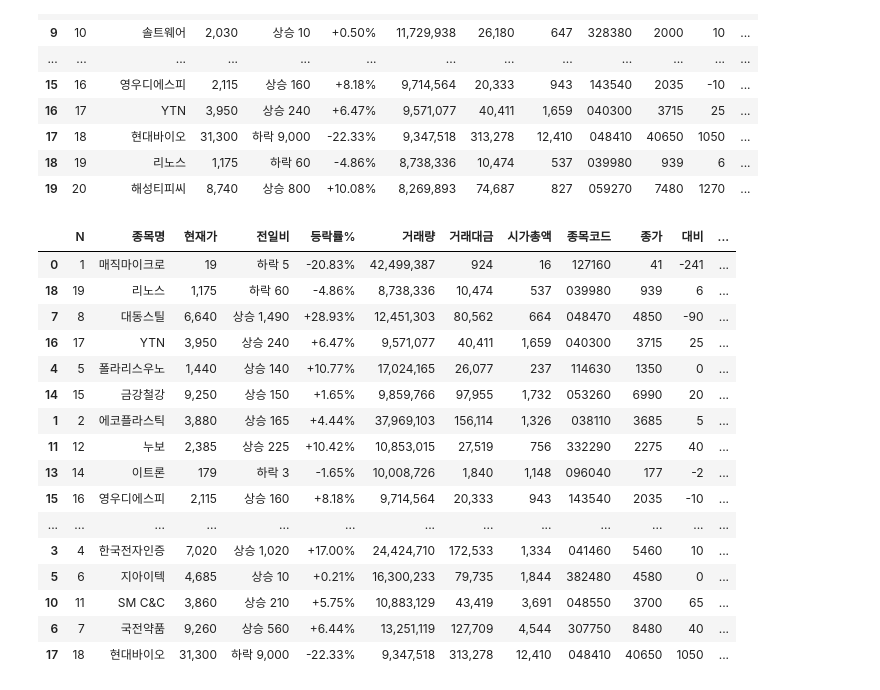
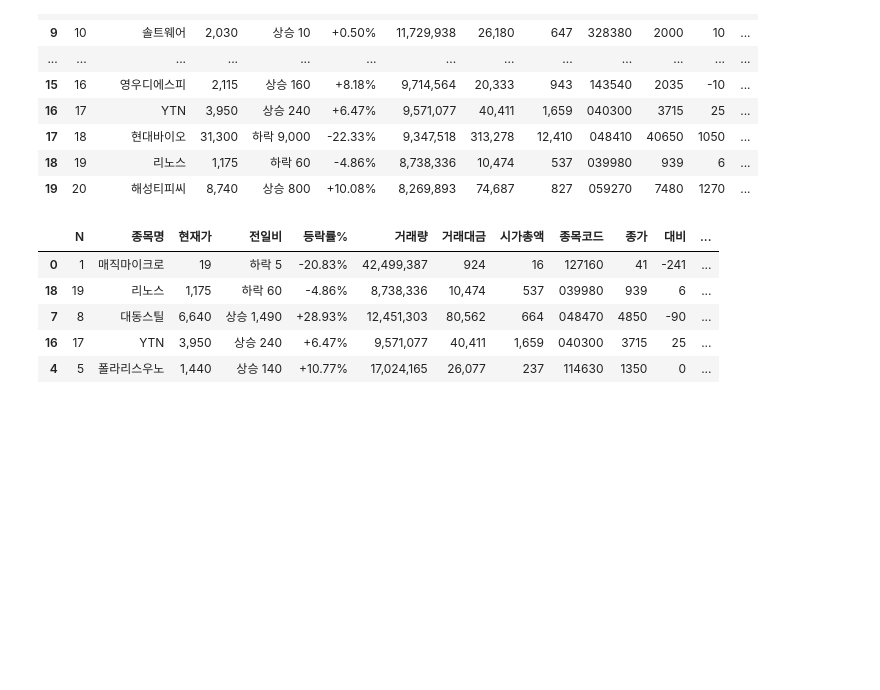
Before and after one commit to starshorse/20200228start, a Jupyter notebook: python_ex/vlookup_pandas.ipynb, the cells around one changed output. Saved outputs shown, nothing was run; the diff lists cells and outputs as text; code cells hidden in the pictures; blank space fills up the shorter version.

```diff
--- a/python_ex/vlookup_pandas.ipynb
+++ b/python_ex/vlookup_pandas.ipynb
@@ -148,22 +148,12 @@ df4
 # %%
 df4  = df4.drop(df4[df4.PBR == '-'].index)
 df4['PBR'] = df4['PBR'].astype('float')
-df4.sort_values('PBR').nsmal
+df4.sort_values('PBR')
+df4.loc[ df4.PBR.nsmallest(5).index ]
 # %% [output]
 |  | N | 종목명 | 현재가 | 전일비 | 등락률% | 거래량 | 거래대금 | 시가총액 | 종목코드 | 종가 | 대비 | ... |
 | 0 | 1 | 매직마이크로 | 19 | 하락 5 | -20.83% | 42,499,387 | 924 | 16 | 127160 | 41 | -241 | ... |
 | 18 | 19 | 리노스 | 1,175 | 하락 60 | -4.86% | 8,738,336 | 10,474 | 537 | 039980 | 939 | 6 | ... |
 | 7 | 8 | 대동스틸 | 6,640 | 상승 1,490 | +28.93% | 12,451,303 | 80,562 | 664 | 048470 | 4850 | -90 | ... |
 | 16 | 17 | YTN | 3,950 | 상승 240 | +6.47% | 9,571,077 | 40,411 | 1,659 | 040300 | 3715 | 25 | ... |
 | 4 | 5 | 폴라리스우노 | 1,440 | 상승 140 | +10.77% | 17,024,165 | 26,077 | 237 | 114630 | 1350 | 0 | ... |
-| 14 | 15 | 금강철강 | 9,250 | 상승 150 | +1.65% | 9,859,766 | 97,955 | 1,732 | 053260 | 6990 | 20 | ... |
-| 1 | 2 | 에코플라스틱 | 3,880 | 상승 165 | +4.44% | 37,969,103 | 156,114 | 1,326 | 038110 | 3685 | 5 | ... |
-| 11 | 12 | 누보 | 2,385 | 상승 225 | +10.42% | 10,853,015 | 27,519 | 756 | 332290 | 2275 | 40 | ... |
-| 13 | 14 | 이트론 | 179 | 하락 3 | -1.65% | 10,008,726 | 1,840 | 1,148 | 096040 | 177 | -2 | ... |
-| 15 | 16 | 영우디에스피 | 2,115 | 상승 160 | +8.18% | 9,714,564 | 20,333 | 943 | 143540 | 2035 | -10 | ... |
-| ... | ... | ... | ... | ... | ... | ... | ... | ... | ... | ... | ... | ... |
-| 3 | 4 | 한국전자인증 | 7,020 | 상승 1,020 | +17.00% | 24,424,710 | 172,533 | 1,334 | 041460 | 5460 | 10 | ... |
-| 5 | 6 | 지아이텍 | 4,685 | 상승 10 | +0.21% | 16,300,233 | 79,735 | 1,844 | 382480 | 4580 | 0 | ... |
-| 10 | 11 | SM C&C | 3,860 | 상승 210 | +5.75% | 10,883,129 | 43,419 | 3,691 | 048550 | 3700 | 65 | ... |
-| 6 | 7 | 국전약품 | 9,260 | 상승 560 | +6.44% | 13,251,119 | 127,709 | 4,544 | 307750 | 8480 | 40 | ... |
-| 17 | 18 | 현대바이오 | 31,300 | 하락 9,000 | -22.33% | 9,347,518 | 313,278 | 12,410 | 048410 | 40650 | 1050 | ... |
```
Also changed, not shown: parts of 4 cells of this notebook.
